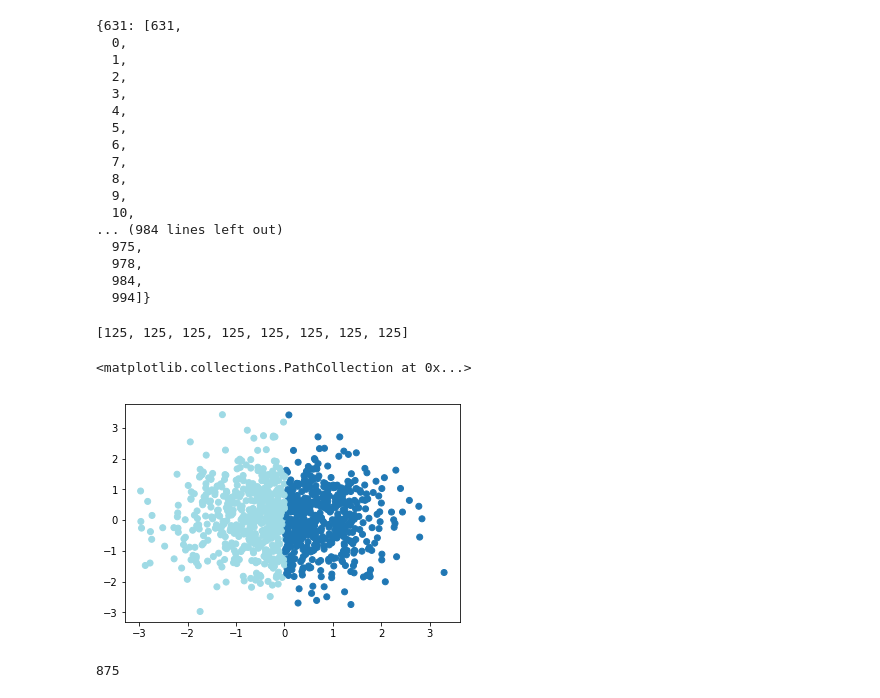
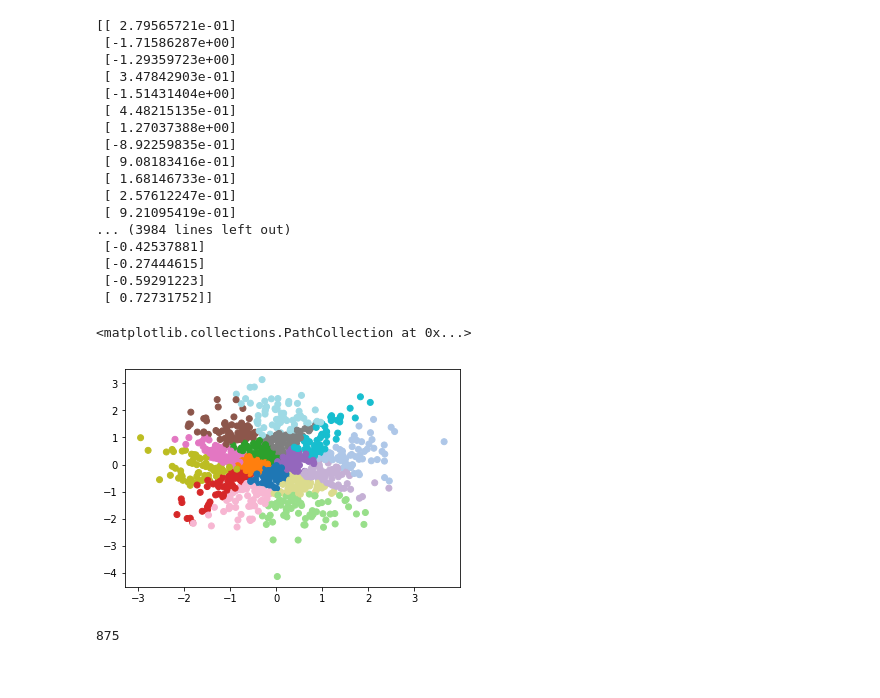
Before and after one commit to bendemeo/hopper, a Jupyter notebook: test.ipynb, the cells around one changed output. Saved outputs shown, nothing was run; the diff lists cells and outputs as text; code cells hidden in the pictures.

```diff
--- a/test.ipynb
+++ b/test.ipynb
@@ -11,4 +14,4 @@ from ipywidgets import interact
 from sklearn.preprocessing import LabelEncoder
 from copy import deepcopy
 # %%
-rgauss = sc.AnnData(np.random.normal(size=(1000,2)))
+rgauss = np.random.normal(size=(1000,2))
@@ -136,42 +18,34 @@ list(rgauss.obs['vcell'])
-# %%
-th.get_vdict()
-# %% [output]
-{631: [631,
-  0,
-  1,
-  2,
-  3,
-  4,
-  5,
-  6,
-  7,
-  8,
-  9,
-  10,
-... (984 lines left out)
-  975,
-  978,
-  984,
-  994]}
-# %%
-
-[len(p) for p in partitions]
-# %% [output]
-[125, 125, 125, 125, 125, 125, 125, 125]
 # %%
-partitions = RPartition(rgauss, max_partition_size=500)
+partitions = PCATreePartition(rgauss, max_partition_size=100)
 cells = np.array(range(rgauss.shape[0]))
 for i,p in enumerate(partitions):
     for row in p:
         cells[row] = i
 le = LabelEncoder()
 cells = [str(x) for x in cells]
 le.fit(cells)
 cs = le.transform(cells)
 plt.scatter(rgauss[:,0],rgauss[:,1], c=cs, cmap='tab20')
 # %% [output]
-<matplotlib.collections.PathCollection at 0x...>
+[[ 2.79565721e-01]
+ [-1.71586287e+00]
+ [-1.29359723e+00]
+ [ 3.47842903e-01]
+ [-1.51431404e+00]
+ [ 4.48215135e-01]
+ [ 1.27037388e+00]
+ [-8.92259835e-01]
+ [ 9.08183416e-01]
+ [ 1.68146733e-01]
+ [ 2.57612247e-01]
+ [ 9.21095419e-01]
+... (3984 lines left out)
+ [-0.42537881]
+ [-0.27444615]
+ [-0.59291223]
+ [ 0.72731752]]
+<matplotlib.collections.PathCollection at 0x...>
-[figure, old version]
+[figure, new version]
 # %%
 len(np.unique(partitions))
 # %% [output]
```
Also changed, not shown: parts of 9 cells of this notebook, 1 other file.
